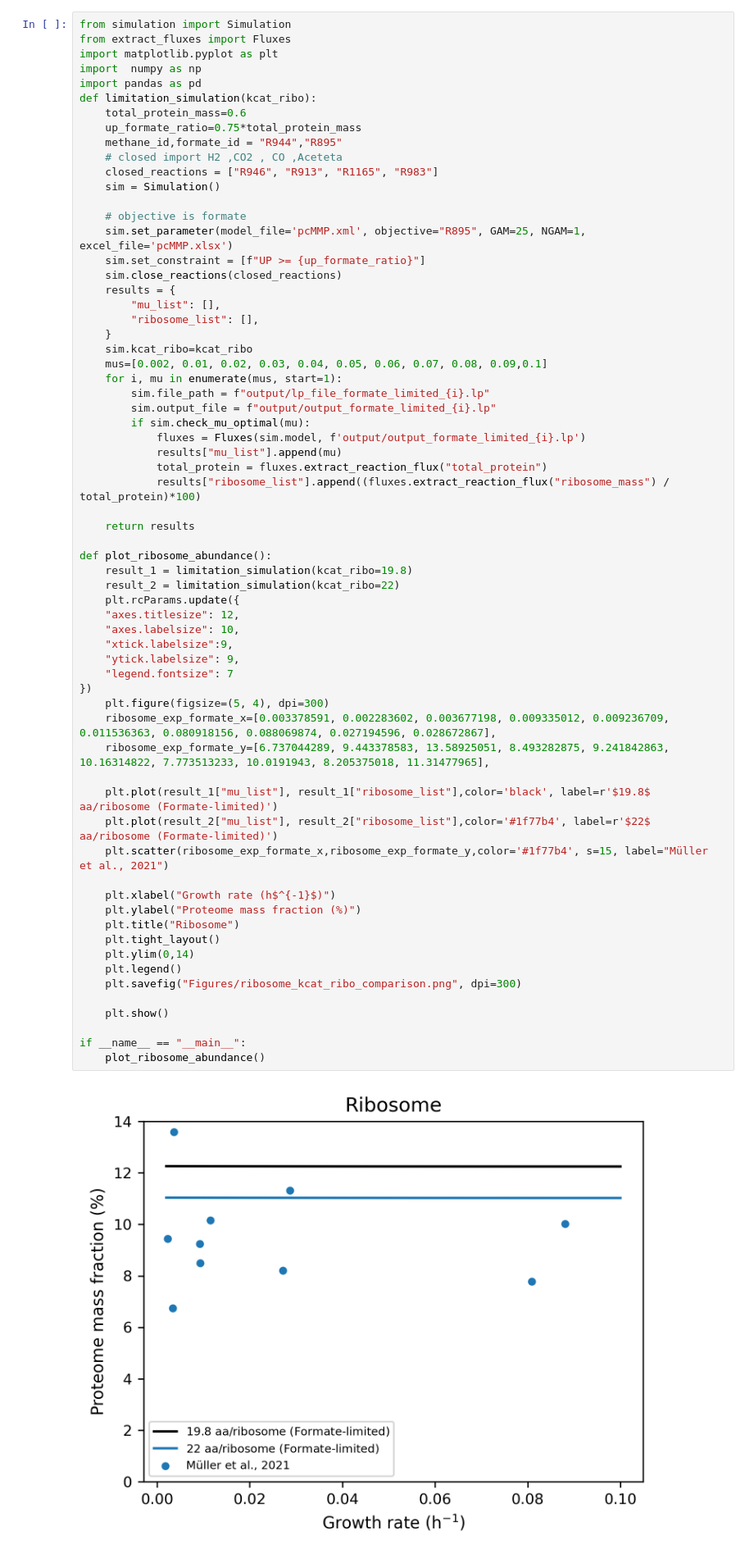
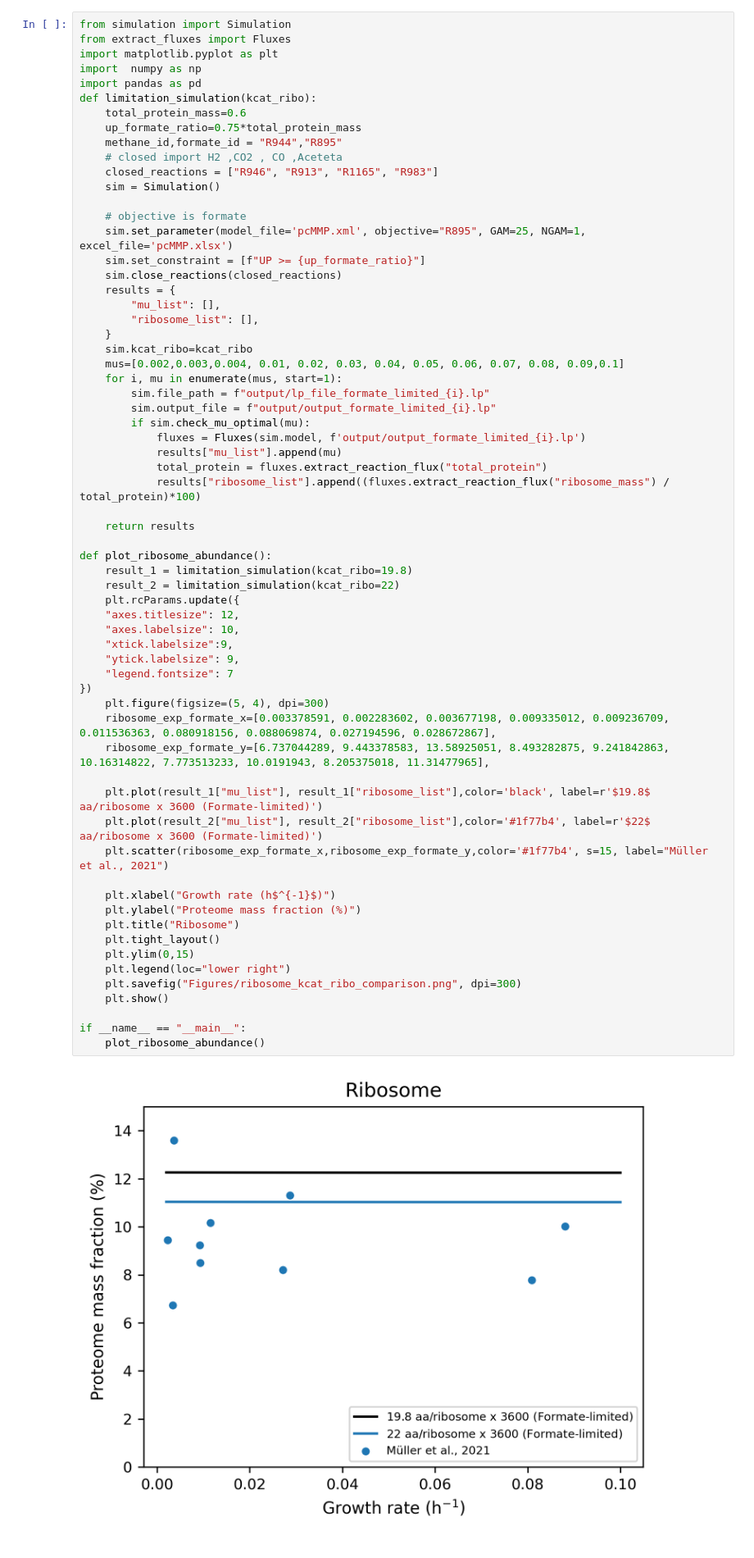
Before and after one commit to GhadaSamir2/pcMMP-model, a Jupyter notebook: Ribosome abundance with Kcat_ribo.ipynb, the cells around one changed output. Shown at 82% size. Saved outputs shown, nothing was run; the diff lists cells and outputs as text.

```diff
--- a/Ribosome abundance with Kcat_ribo.ipynb
+++ b/Ribosome abundance with Kcat_ribo.ipynb
@@ -21,7 +21,7 @@ def limitation_simulation(kcat_ribo):
         "ribosome_list": [],
     }
     sim.kcat_ribo=kcat_ribo
-    mus=[0.002, 0.01, 0.02, 0.03, 0.04, 0.05, 0.06, 0.07, 0.08, 0.09,0.1]
+    mus=[0.002,0.003,0.004, 0.01, 0.02, 0.03, 0.04, 0.05, 0.06, 0.07, 0.08, 0.09,0.1]
     for i, mu in enumerate(mus, start=1):
         sim.file_path = f"output/lp_file_formate_limited_{i}.lp"
         sim.output_file = f"output/output_formate_limited_{i}.lp"
@@ -32,36 +32,35 @@ def limitation_simulation(kcat_ribo):
             results["ribosome_list"].append((fluxes.extract_reaction_flux("ribosome_mass") / total_protein)*100)
 
     return results
 
 def plot_ribosome_abundance():
     result_1 = limitation_simulation(kcat_ribo=19.8)
     result_2 = limitation_simulation(kcat_ribo=22)
     plt.rcParams.update({
     "axes.titlesize": 12,
     "axes.labelsize": 10,
     "xtick.labelsize":9,
     "ytick.labelsize": 9,
     "legend.fontsize": 7
 })
     plt.figure(figsize=(5, 4), dpi=300)
     ribosome_exp_formate_x=[0.003378591, 0.002283602, 0.003677198, 0.009335012, 0.009236709, 0.011536363, 0.080918156, 0.088069874, 0.027194596, 0.028672867],
     ribosome_exp_formate_y=[6.737044289, 9.443378583, 13.58925051, 8.493282875, 9.241842863, 10.16314822, 7.773513233, 10.0191943, 8.205375018, 11.31477965],
 
-    plt.plot(result_1["mu_list"], result_1["ribosome_list"],color='black', label=r'$19.8$ aa/ribosome (Formate-limited)')
-    plt.plot(result_2["mu_list"], result_2["ribosome_list"],color='#1f77b4', label=r'$22$ aa/ribosome (Formate-limited)')
+    plt.plot(result_1["mu_list"], result_1["ribosome_list"],color='black', label=r'$19.8$ aa/ribosome x 3600 (Formate-limited)')
+    plt.plot(result_2["mu_list"], result_2["ribosome_list"],color='#1f77b4', label=r'$22$ aa/ribosome x 3600 (Formate-limited)')
     plt.scatter(ribosome_exp_formate_x,ribosome_exp_formate_y,color='#1f77b4', s=15, label="Müller et al., 2021")
 
     plt.xlabel("Growth rate (h$^{-1}$)")
     plt.ylabel("Proteome mass fraction (%)")
     plt.title("Ribosome")
     plt.tight_layout()
-    plt.ylim(0,14)
-    plt.legend()
+    plt.ylim(0,15)
+    plt.legend(loc="lower right")
     plt.savefig("Figures/ribosome_kcat_ribo_comparison.png", dpi=300)
-
     plt.show()
 
 if __name__ == "__main__":
     plot_ribosome_abundance()
 # %% [output]
-[figure, old version]
+[figure, new version]
```
